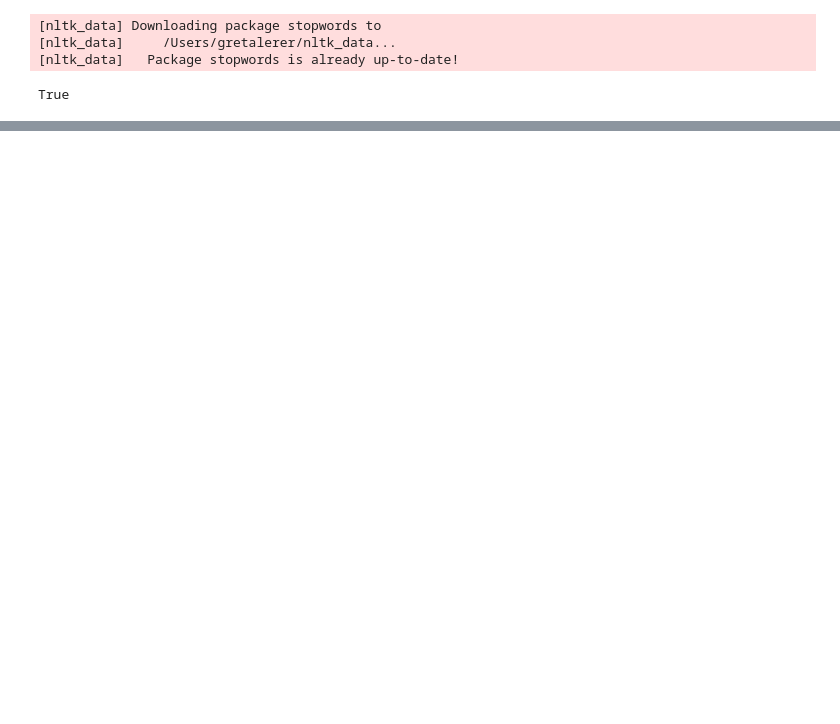
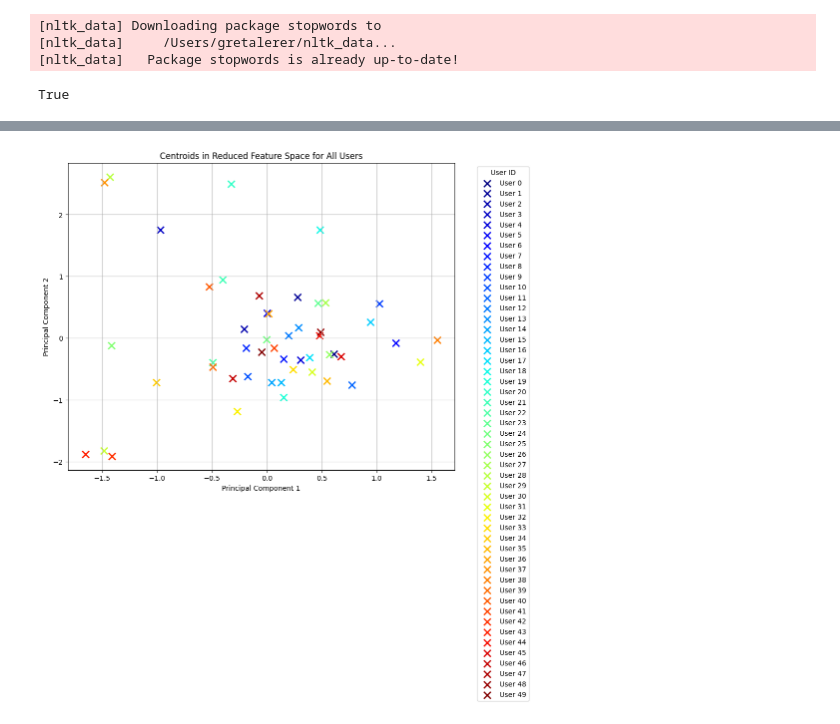
Before and after one commit to riwanahas/runreco, a Jupyter notebook: spotify_reco/models/user_profiles.ipynb, the cells around one changed output, grey strips where cells are left out. Saved outputs shown, nothing was run; the diff lists cells and outputs as text; code cells hidden in the pictures; blank space fills up the shorter version.

```diff
--- a/spotify_reco/models/user_profiles.ipynb
+++ b/spotify_reco/models/user_profiles.ipynb
@@ -18,0 +136,27 @@ FileNotFoundError: [Errno 2] No such file or directory: 'user_song_df.csv'
+# %%
+import matplotlib.pyplot as plt
+import numpy as np
+
+# Assuming the rest of your code is unchanged and correct up to this point
+
+# Generate a color map for each user
+unique_users = df_pca['user_id'].unique()
+colors = plt.cm.jet(np.linspace(0, 1, len(unique_users)))
+user_color_map = {user_id: color for user_id, color in zip(unique_users, colors)}
+
+plt.figure(figsize=(10, 8))
+
+# Plot centroids for all users
+for user_id, color in user_color_map.items():
+    # Retrieve user centroid
+    centroid = user_centroids_pca.loc[user_id]
+    plt.scatter(centroid['PC1'], centroid['PC2'], color=color, edgecolors='k', marker='x', s=100, lw=2, label=f'User {user_id}')
+
+plt.title('Centroids in Reduced Feature Space for All Users')
+plt.xlabel('Principal Component 1')
+plt.ylabel('Principal Component 2')
+plt.legend(title="User ID", bbox_to_anchor=(1.05, 1), loc='upper left')  # Adjust legend placement to avoid overlap
+plt.grid(True)
+plt.show()
+# %% [output]
+[figure, added]
```
Also changed, not shown: parts of 7 cells of this notebook.
